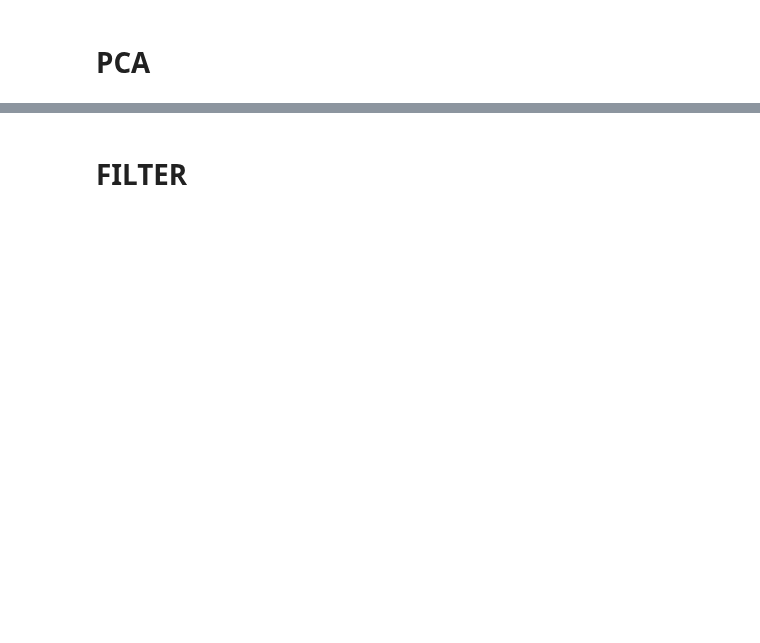
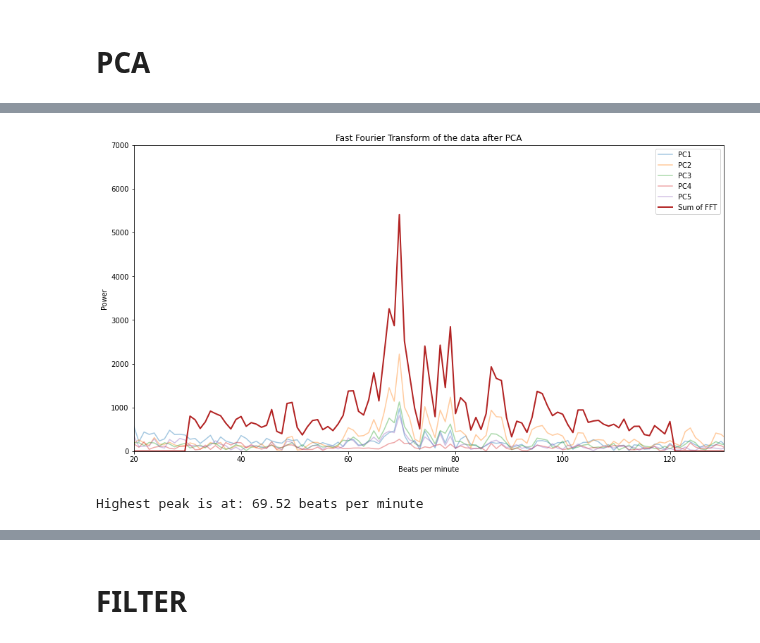
Before and after one commit to AleCapoPhys/HeartRateEstimation, a Jupyter notebook: Project_Clean_data.ipynb, the cells around one changed output, grey strips where cells are left out. Cells and saved outputs as stored; diff of their text form; code cells hidden in the pictures; blank space fills up the shorter version.

```diff
--- a/Project_Clean_data.ipynb
+++ b/Project_Clean_data.ipynb
@@ -338,0 +334,16 @@ display(dataset_rotated)
+# %%
+rotated_data = np.dot(V.T, standardized_df.T) #bring the dataset in the eigenvector basis
+dataset_rotated = pd.DataFrame(rotated_data.T, columns = ['PC1', 'PC2', 'PC3', 'PC4', 'PC5', 'PC6', 'PC7', 'PC8', 'PC9'])
+
+# Find out how many columns of the PCA we can drop while keeping 80% of the info
+idx = np.argsort(l)[::-1]  # sort the eigenvalues and eigenvectors
+l_sort = l[idx]
+V_sort = V[idx]
+
+S, i = 0, 0
+tr = l.sum()
+while np.real_if_close(S/tr) < 0.8:
+    S += l_sort[i]
+    i += 1
+print("Reduction of the number of PC and its accuracy:")
+print(np.round(np.real_if_close(S/tr)*100, 2), '%, number of PC = ', i)
@@ -338,0 +353,3 @@ display(dataset_rotated)
+# %%
+dataset_rotated = dataset_rotated.drop(['PC6','PC7', 'PC8', 'PC9'], axis = 1)
+display(dataset_rotated)
@@ -394,0 +376,46 @@ print(peak_freq, "beats per minute")
+# %%
+#from scipy import signal
+
+sample_freq = 200
+
+# FFT
+FFTs = {} # create a dictionary to store the FFT of each PC
+for i in dataset_rotated:
+    FFTs[i] = np.abs(np.fft.rfft(dataset_rotated[i]))
+
+freq_FFT = np.fft.rfftfreq(d = 1/sample_freq, n = len(dataset_rotated['PC1']))
+
+# The heartbeat is given by the sum of the different components
+total_FFT = np.array(FFTs['PC1'] + FFTs['PC2'] + FFTs['PC3'] + FFTs['PC4'] + FFTs['PC5'])
+
+# Set frequency limits
+min_f = 30/60  #minimum for athletes is 30 beats per minute
+max_f = 120/60 #maximum (sustainable) is around 120 beats per minimum
+total_FFT[freq_FFT >= max_f] = 0
+total_FFT[freq_FFT <= min_f] = 0
+
+# Plot the frequencies
+fig2, ax1 = plt.subplots(figsize=(15, 8))
+for i in FFTs:
+    ax1.plot(freq_FFT*60, FFTs[i], label=i, alpha = 0.4)
+ax1.plot(freq_FFT*60, total_FFT, label='Sum of FFT', color = 'firebrick', linewidth = 2)
+ax1.set_xlim([min_f*60-10, max_f*60+10])
+ax1.set_ylim([0, 7000])
+ax1.set_xlabel('Beats per minute')
+ax1.set_ylabel('Power')
+ax1.set_title('Fast Fourier Transform of the data after PCA')
+ax1.legend()
+plt.show()
+
+# Also filter frequecies for the individual FFTs in case we need them:
+for i in dataset_rotated:
+    FFTs[i][freq_FFT <= min_f] = 0
+    FFTs[i][freq_FFT >= max_f] = 0
+
+# Find the value of the highest peak
+idx_max = np.argmax(total_FFT)
+peak_freq = freq_FFT[idx_max]*60
+print("Highest peak is at:", np.round(peak_freq,2), "beats per minute")
+# %% [output]
+[figure, added]
+Highest peak is at: 69.52 beats per minute
```
Also changed, not shown: parts of 37 cells of this notebook.
